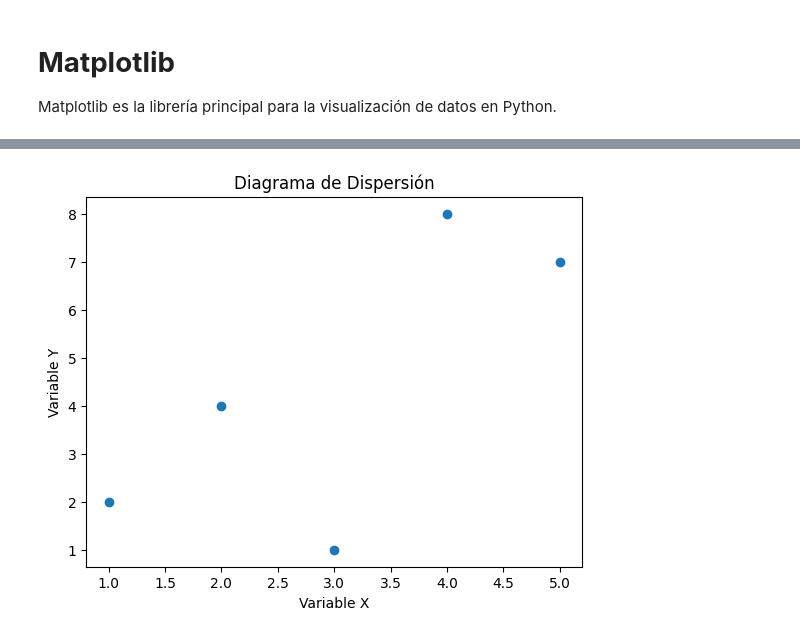
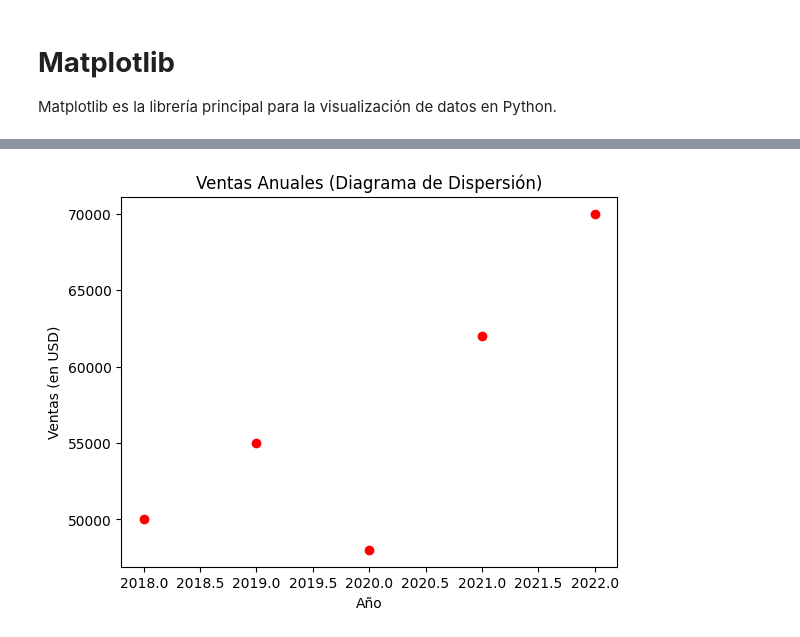
Before and after one commit to 4GeeksAcademy/Prework-Data, a Jupyter notebook: Prework - Clase 4.ipynb, the cells around one changed output, grey strips where cells are left out. Drawn from its saved outputs; the diff is of its cells as text; code cells hidden in the pictures.

```diff
--- a/Prework - Clase 4.ipynb
+++ b/Prework - Clase 4.ipynb
@@ -397,14 +391,13 @@ plt.show()
 # %%
 #scatter() Crea diagramas de dispersión, útiles para ver la relación entre dos variables.
 
-x = [1, 2, 3, 4, 5]
-y = [2, 4, 1, 8, 7]
+años = [2018, 2019, 2020, 2021, 2022]
+ventas = [50000, 55000, 48000, 62000, 70000]
 
-plt.scatter(x, y)
-# scatter() dibuja puntos (x,y)
-plt.title("Diagrama de Dispersión")
-plt.xlabel("Variable X")
-plt.ylabel("Variable Y")
+plt.scatter(años, ventas, color='r')
+plt.title("Ventas Anuales (Diagrama de Dispersión)")
+plt.xlabel("Año")
+plt.ylabel("Ventas (en USD)")
 plt.show()
 # %% [output]
-[figure, old version]
+[figure, new version]
```
Also changed, not shown: parts of 36 cells of this notebook, 3 other files.
